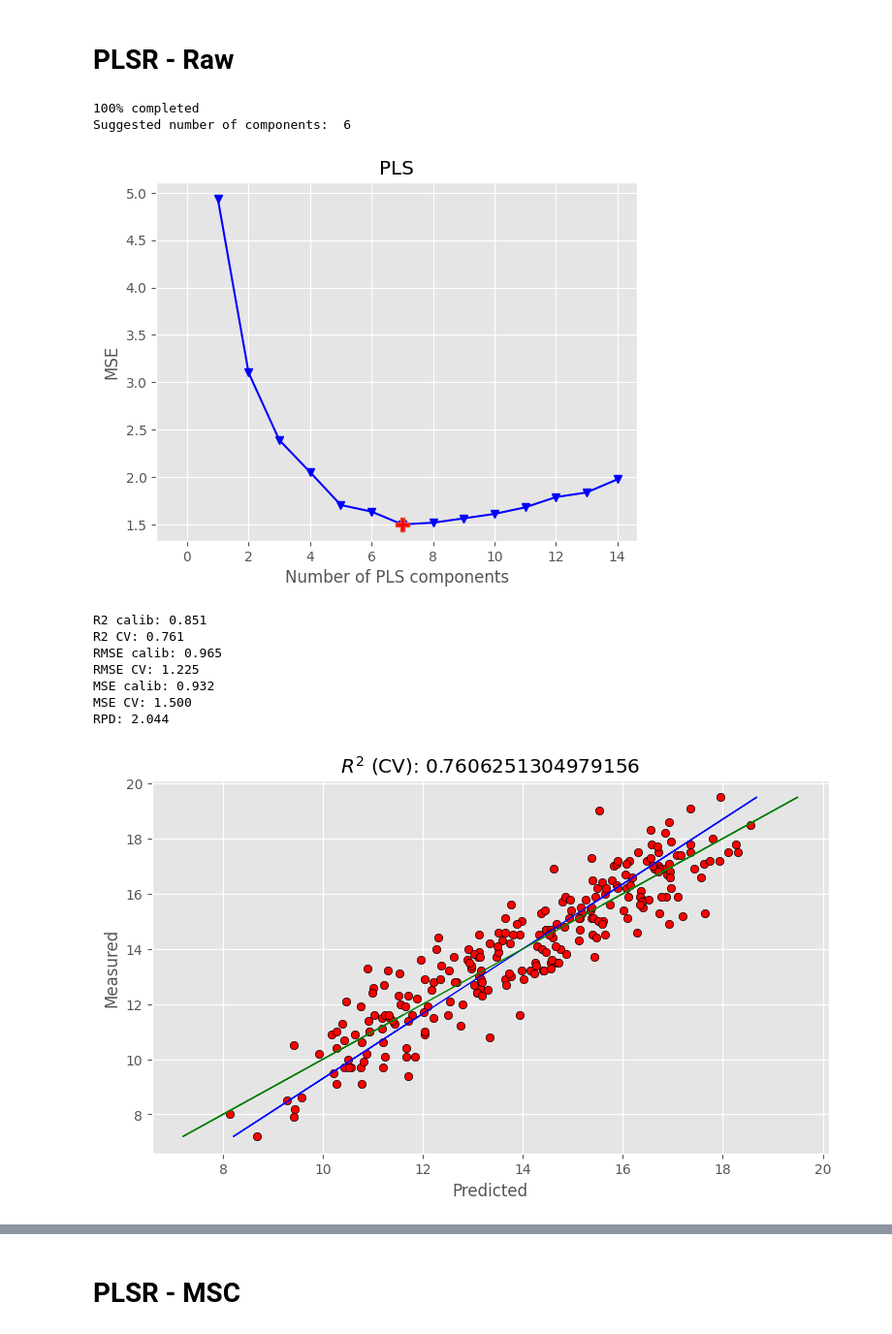
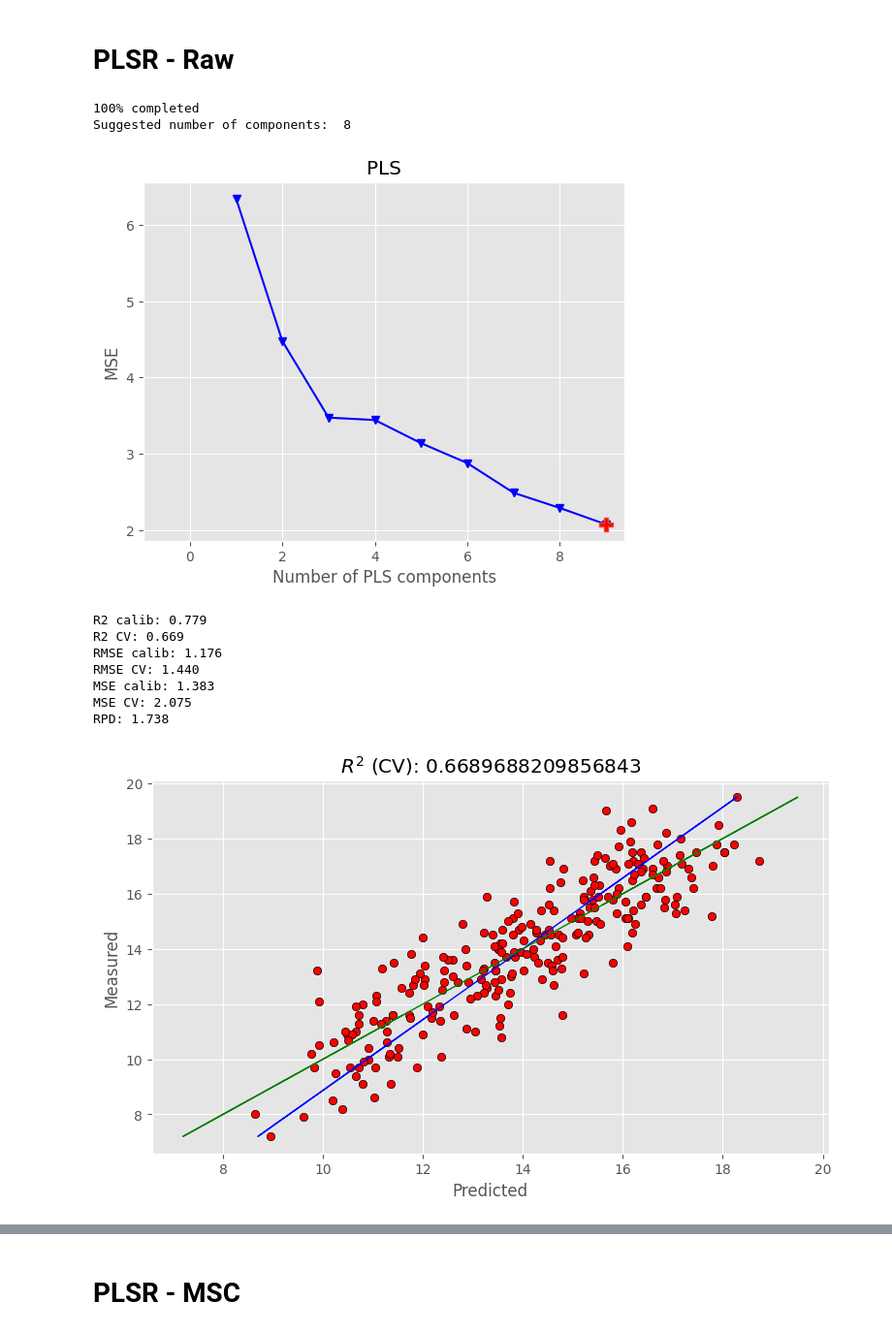
Before and after one commit to xndrxssx/cotton_candy_spectral_analysis, a Jupyter notebook: PLS Regression/cotton_candy_PLSR.ipynb, the cells around one changed output, grey strips where cells are left out. Shown at 97% size. Saved outputs shown, nothing was run; the diff lists cells and outputs as text; code cells hidden in the pictures.

```diff
--- a/PLS Regression/cotton_candy_PLSR.ipynb
+++ b/PLS Regression/cotton_candy_PLSR.ipynb
@@ -35,7 +43,7 @@ X = df_raw.iloc[:, 7:]
 # %% [markdown]
 # Algoritmo PLSR
 # %%
-def optimise_pls_cv(X, y, n_comp, plot_components=True, max_iter=500):
+def optimise_pls_cv(X, y, n_comp, plot_components=True, max_iter=100):
 
     '''Run PLS including a variable number of components, up to n_comp,
        and calculate MSE '''
@@ -138,19 +146,19 @@ X = df_raw.iloc[:, 7:].values
 # Get wavelengths
 wl = np.arange(350,2500,1)
 # %%
-optimise_pls_cv(X,y_sst, 15, plot_components=True)
+optimise_pls_cv(X,y_sst, 10, plot_components=True)
 # %% [output]
 100% completed
-Suggested number of components:  6
+Suggested number of components:  8
-[figure, old version]
+[figure, new version]
-R2 calib: 0.851
-R2 CV: 0.761
-RMSE calib: 0.965
-RMSE CV: 1.225
-MSE calib: 0.932
-MSE CV: 1.500
-RPD: 2.044
+R2 calib: 0.779
+R2 CV: 0.669
+RMSE calib: 1.176
+RMSE CV: 1.440
+MSE calib: 1.383
+MSE CV: 2.075
+RPD: 1.738
-[figure, old version]
+[figure, new version]
 # %%
 optimise_pls_cv(X,y_ph, 40, plot_components=True)
 # %% [output]
```
Also changed, not shown: parts of 12 cells of this notebook, 3 other files.
